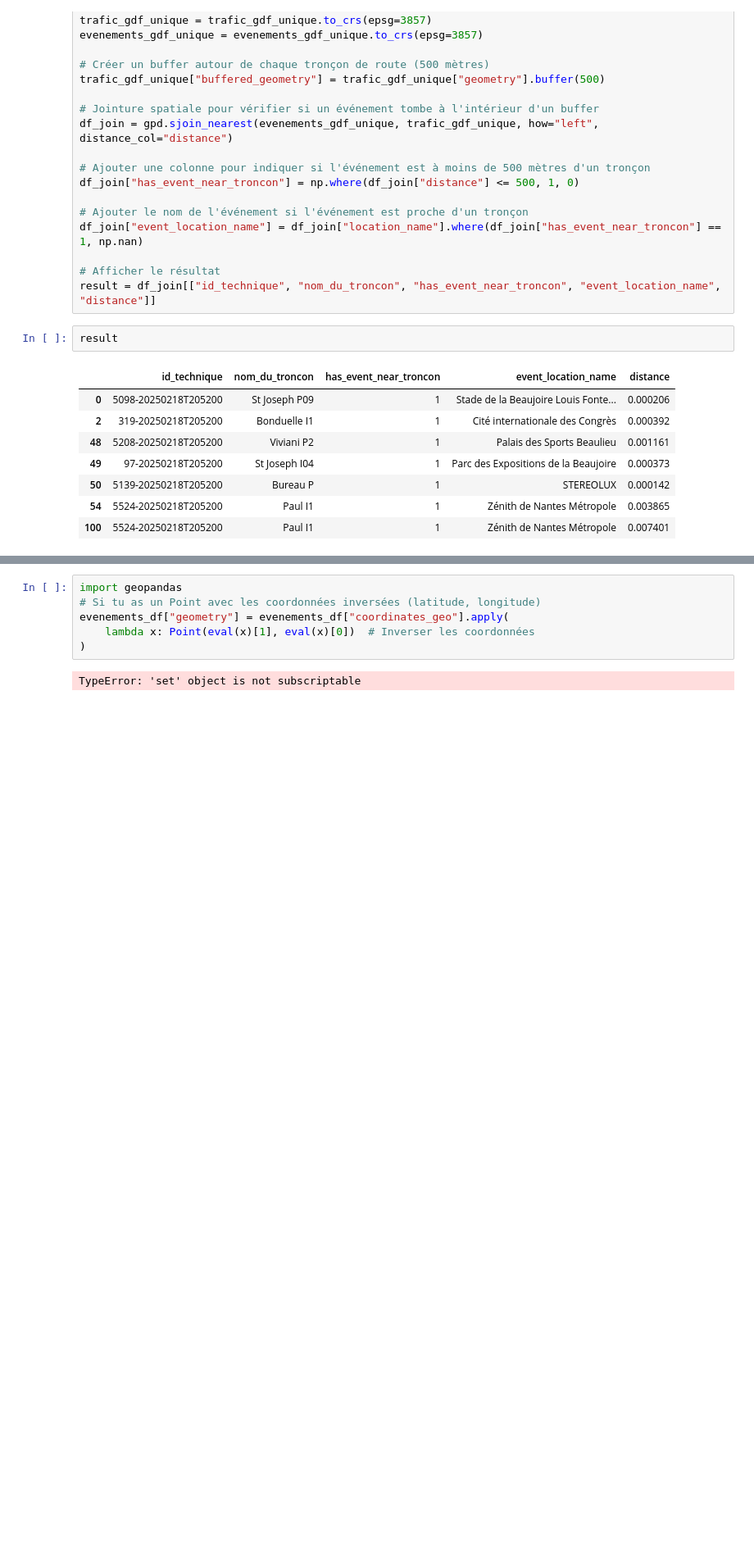
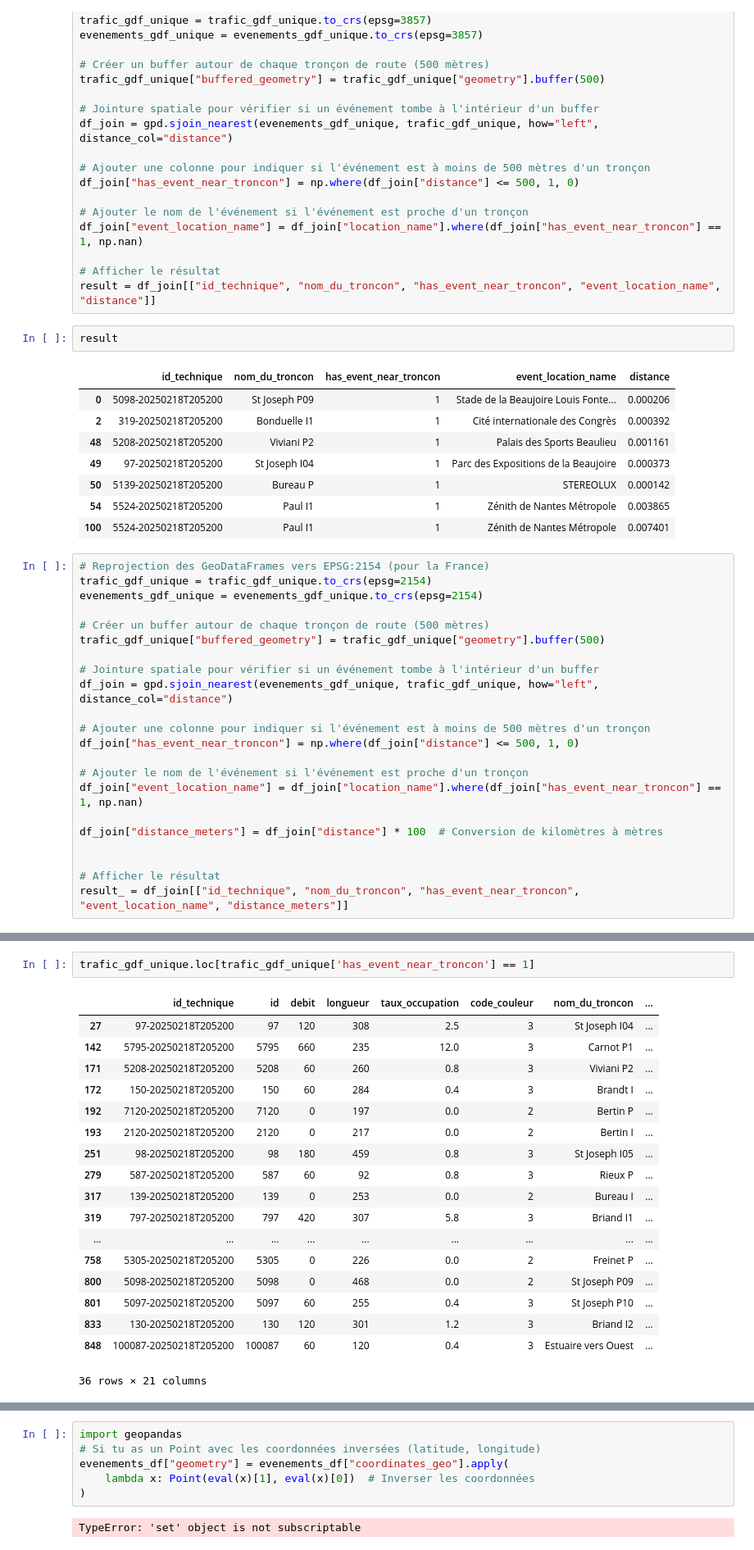
Before and after one commit to BENOUSSAIDarezkimalek/AI_model_urban_mobility, a Jupyter notebook: src/aggregation_event_trafic.ipynb, the cells around one changed output, grey strips where cells are left out. Shown at 82% size. Saved outputs shown, nothing was run; the diff lists cells and outputs as text; blank space fills up the shorter version.

```diff
--- a/src/aggregation_event_trafic.ipynb
+++ b/src/aggregation_event_trafic.ipynb
@@ -130,3 +130,25 @@ result
 | 50 | 5139-20250218T205200 | Bureau P | 1 | STEREOLUX | 0.000142 |
 | 54 | 5524-20250218T205200 | Paul I1 | 1 | Zénith de Nantes Métropole | 0.003865 |
 | 100 | 5524-20250218T205200 | Paul I1 | 1 | Zénith de Nantes Métropole | 0.007401 |
+# %%
+# Reprojection des GeoDataFrames vers EPSG:2154 (pour la France)
+trafic_gdf_unique = trafic_gdf_unique.to_crs(epsg=2154)
+evenements_gdf_unique = evenements_gdf_unique.to_crs(epsg=2154)
+
+# Créer un buffer autour de chaque tronçon de route (500 mètres)
+trafic_gdf_unique["buffered_geometry"] = trafic_gdf_unique["geometry"].buffer(500)
+
+# Jointure spatiale pour vérifier si un événement tombe à l'intérieur d'un buffer
+df_join = gpd.sjoin_nearest(evenements_gdf_unique, trafic_gdf_unique, how="left", distance_col="distance")
+
+# Ajouter une colonne pour indiquer si l'événement est à moins de 500 mètres d'un tronçon
+df_join["has_event_near_troncon"] = np.where(df_join["distance"] <= 500, 1, 0)
+
+# Ajouter le nom de l'événement si l'événement est proche d'un tronçon
+df_join["event_location_name"] = df_join["location_name"].where(df_join["has_event_near_troncon"] == 1, np.nan)
+
+df_join["distance_meters"] = df_join["distance"] * 100  # Conversion de kilomètres à mètres
+
+
+# Afficher le résultat
+result_ = df_join[["id_technique", "nom_du_troncon", "has_event_near_troncon", "event_location_name", "distance_meters"]]
@@ -132,0 +232,21 @@ result
+# %%
+trafic_gdf_unique.loc[trafic_gdf_unique['has_event_near_troncon'] == 1]
+# %% [output]
+|  | id_technique | id | debit | longueur | taux_occupation | code_couleur | nom_du_troncon | ... |
+| 27 | 97-20250218T205200 | 97 | 120 | 308 | 2.5 | 3 | St Joseph I04 | ... |
+| 142 | 5795-20250218T205200 | 5795 | 660 | 235 | 12.0 | 3 | Carnot P1 | ... |
+| 171 | 5208-20250218T205200 | 5208 | 60 | 260 | 0.8 | 3 | Viviani P2 | ... |
+| 172 | 150-20250218T205200 | 150 | 60 | 284 | 0.4 | 3 | Brandt I | ... |
+| 192 | 7120-20250218T205200 | 7120 | 0 | 197 | 0.0 | 2 | Bertin P | ... |
+| 193 | 2120-20250218T205200 | 2120 | 0 | 217 | 0.0 | 2 | Bertin I | ... |
+| 251 | 98-20250218T205200 | 98 | 180 | 459 | 0.8 | 3 | St Joseph I05 | ... |
+| 279 | 587-20250218T205200 | 587 | 60 | 92 | 0.8 | 3 | Rieux P | ... |
+| 317 | 139-20250218T205200 | 139 | 0 | 253 | 0.0 | 2 | Bureau I | ... |
+| 319 | 797-20250218T205200 | 797 | 420 | 307 | 5.8 | 3 | Briand I1 | ... |
+| ... | ... | ... | ... | ... | ... | ... | ... | ... |
+| 758 | 5305-20250218T205200 | 5305 | 0 | 226 | 0.0 | 2 | Freinet P | ... |
+| 800 | 5098-20250218T205200 | 5098 | 0 | 468 | 0.0 | 2 | St Joseph P09 | ... |
+| 801 | 5097-20250218T205200 | 5097 | 60 | 255 | 0.4 | 3 | St Joseph P10 | ... |
+| 833 | 130-20250218T205200 | 130 | 120 | 301 | 1.2 | 3 | Briand I2 | ... |
+| 848 | 100087-20250218T205200 | 100087 | 60 | 120 | 0.4 | 3 | Estuaire vers Ouest | ... |
+36 rows × 21 columns
```
Also changed, not shown: parts of 6 cells of this notebook.
